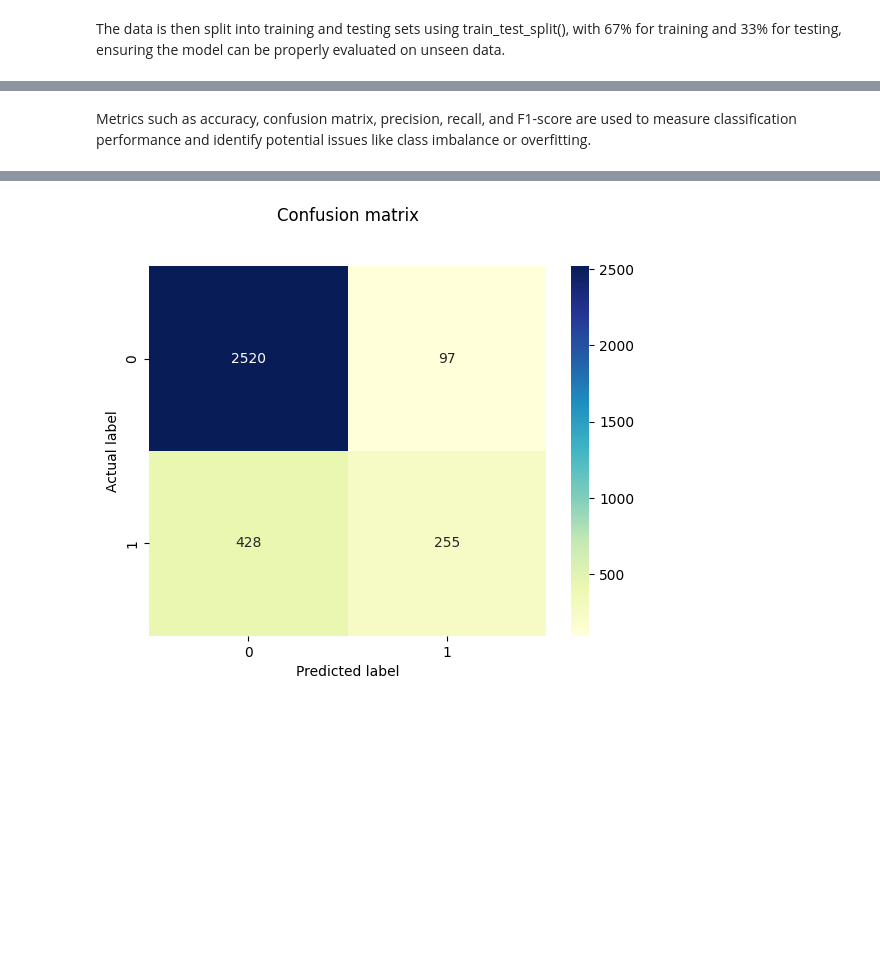
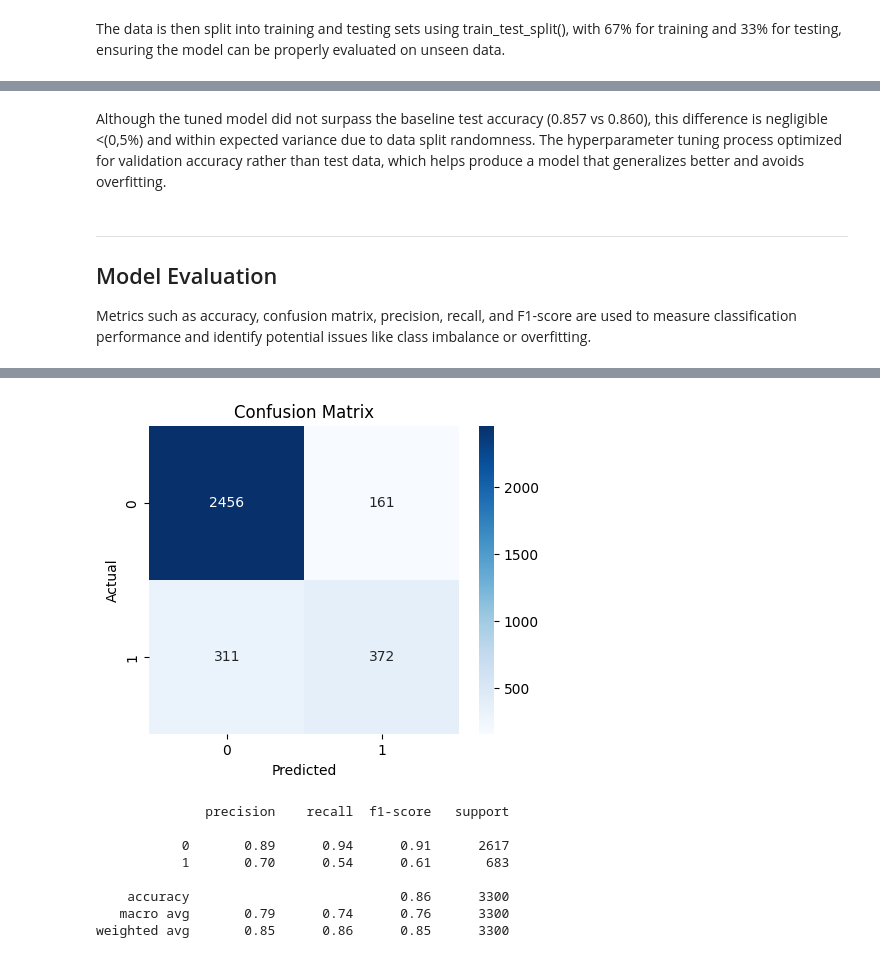
Before and after one commit to kellychan3/Bank-Customer-Churn-Analysis, a Jupyter notebook: Bank_Customer_Churn_Analysis.ipynb, the cells around one changed output, grey strips where cells are left out. Cells and saved outputs as stored; diff of their text form; code cells hidden in the pictures; blank space fills up the shorter version.

```diff
--- a/Bank_Customer_Churn_Analysis.ipynb
+++ b/Bank_Customer_Churn_Analysis.ipynb
@@ -307,0 +387,19 @@ Test accuracy: 0.8409090638160706
+# %%
+# Train Best Model & Evaluate
+best_hps = tuner.get_best_hyperparameters(1)[0]
+print(f"Best units1: {best_hps.get('units_input')}, units2: {best_hps.get('units_hidden')}, LR: {best_hps.get('learning_rate')}")
+
+best_model = tuner.hypermodel.build(best_hps)
+history = best_model.fit(X_train, y_train, epochs=100, validation_split=0.2,
+                         batch_size=32, callbacks=[early_stop], verbose=1)
+
+# Plot Accuracy
+plt.plot(history.history['accuracy'], label='Train Acc')
+plt.plot(history.history['val_accuracy'], label='Val Acc')
+plt.legend()
+plt.title('Accuracy')
+plt.show()
+
+# Test evaluation
+test_loss, test_acc = best_model.evaluate(X_test, y_test, verbose=0)
+print(f"🏁 Final Test Accuracy: {test_acc:.4f}")
@@ -308,12 +426,25 @@ Test accuracy: 0.8409090638160706
+# %% [markdown]
+Although the tuned model did not surpass the baseline test accuracy (0.857 vs 0.860), this difference is negligible <(0,5%) and within expected variance due to data split randomness.
+The hyperparameter tuning process optimized for validation accuracy rather than test data, which helps produce a model that generalizes better and avoids overfitting.
 # %% [markdown]
+---
+
+## Model Evaluation
 Metrics such as accuracy, confusion matrix, precision, recall, and F1-score are used to measure classification performance and identify potential issues like class imbalance or overfitting.
 # %%
+from sklearn.metrics import confusion_matrix, classification_report
+import seaborn as sns
+
+# Predictions
+y_pred = (best_model.predict(X_test) > 0.5).astype(int)
+
 # Confusion Matrix
-from sklearn.metrics import confusion_matrix
 cm = confusion_matrix(y_test, y_pred)
 
-p=sns.heatmap(pd.DataFrame(cm), annot=True, cmap="YlGnBu", fmt='g')
-plt.title('Confusion matrix', y=1.1)
-plt.ylabel('Actual label')
-plt.xlabel('Predicted label' )
+plt.figure(figsize=(5,4))
+sns.heatmap(cm, annot=True, fmt='d', cmap='Blues')
+plt.title('Confusion Matrix')
+plt.xlabel('Predicted')
+plt.ylabel('Actual')
+plt.show()
 # %% [output]
@@ -321,2 +452,10 @@ Text(0.5, 23.52222222222222, 'Predicted label')
-[figure, old version]
+[figure, new version]
+              precision    recall  f1-score   support
+
+           0       0.89      0.94      0.91      2617
+           1       0.70      0.54      0.61       683
+
+    accuracy                           0.86      3300
+   macro avg       0.79      0.74      0.76      3300
+weighted avg       0.85      0.86      0.85      3300
 # %% [markdown]
```
Also changed, not shown: parts of 28 cells of this notebook.
